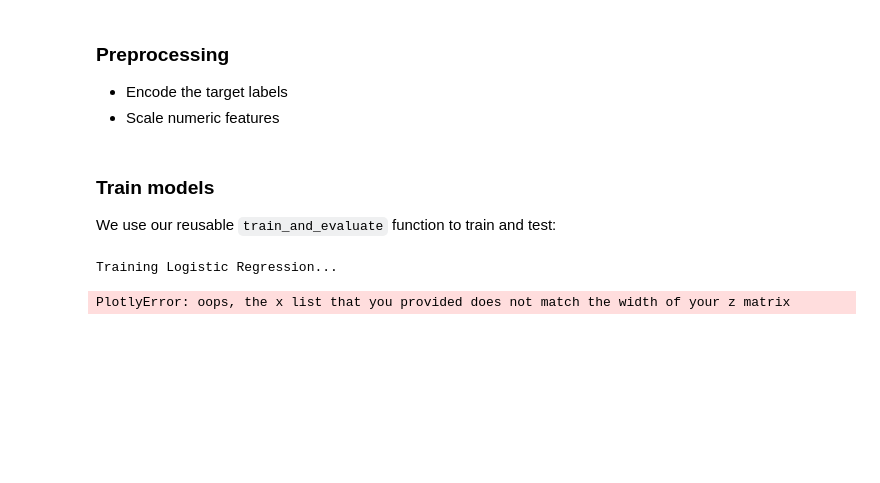
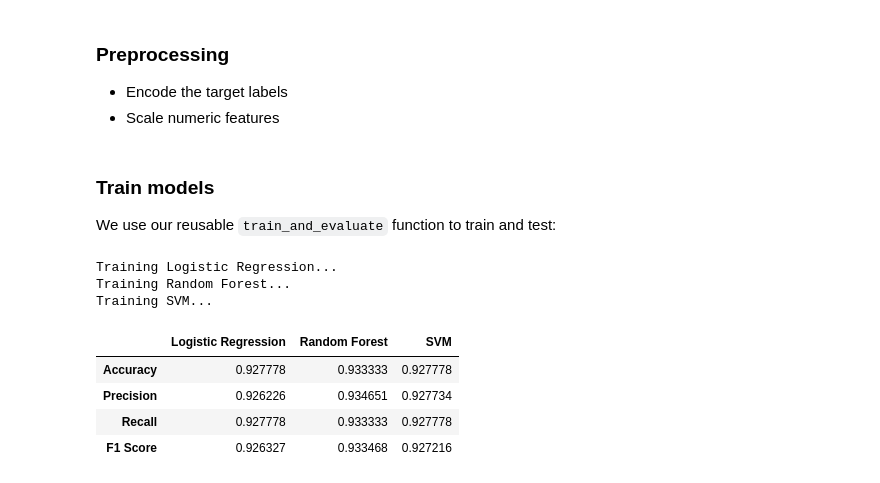
Before and after one commit to justRuba/ML-Models, a Jupyter notebook: notebooks/datedata.ipynb, the cells around one changed output. Drawn from its saved outputs; the diff is of its cells as text; code cells hidden in the pictures; blank space fills up the shorter version.

```diff
--- a/notebooks/datedata.ipynb
+++ b/notebooks/datedata.ipynb
@@ -131,11 +131,23 @@ models = {
 labels = ["BERHI","KHALAL","ROHMI","SOKARI","SUGHARI"]
 
 metrics_results = {}
+existing_labels = [l for l in labels if l in y.values]
 for name, m in models.items():
     print(f"Training {name}...")
     metrics_results[name] = train_and_evaluate(
-        m, X_scaled, y, task="classification", labels=labels, plot=True
-    )
+    m, X_scaled, y, task="classification", labels=existing_labels, plot=True
+)
 # %% [output]
 Training Logistic Regression...
+Training Random Forest...
+Training SVM...
-PlotlyError: oops, the x list that you provided does not match the width of your z matrix
+# %%
+metrics = pd.DataFrame(metrics_results)
+# %%
+metrics
+# %% [output]
+|  | Logistic Regression | Random Forest | SVM |
+| Accuracy | 0.927778 | 0.933333 | 0.927778 |
+| Precision | 0.926226 | 0.934651 | 0.927734 |
+| Recall | 0.927778 | 0.933333 | 0.927778 |
+| F1 Score | 0.926327 | 0.933468 | 0.927216 |
```
Also changed, not shown: 7 other files.
